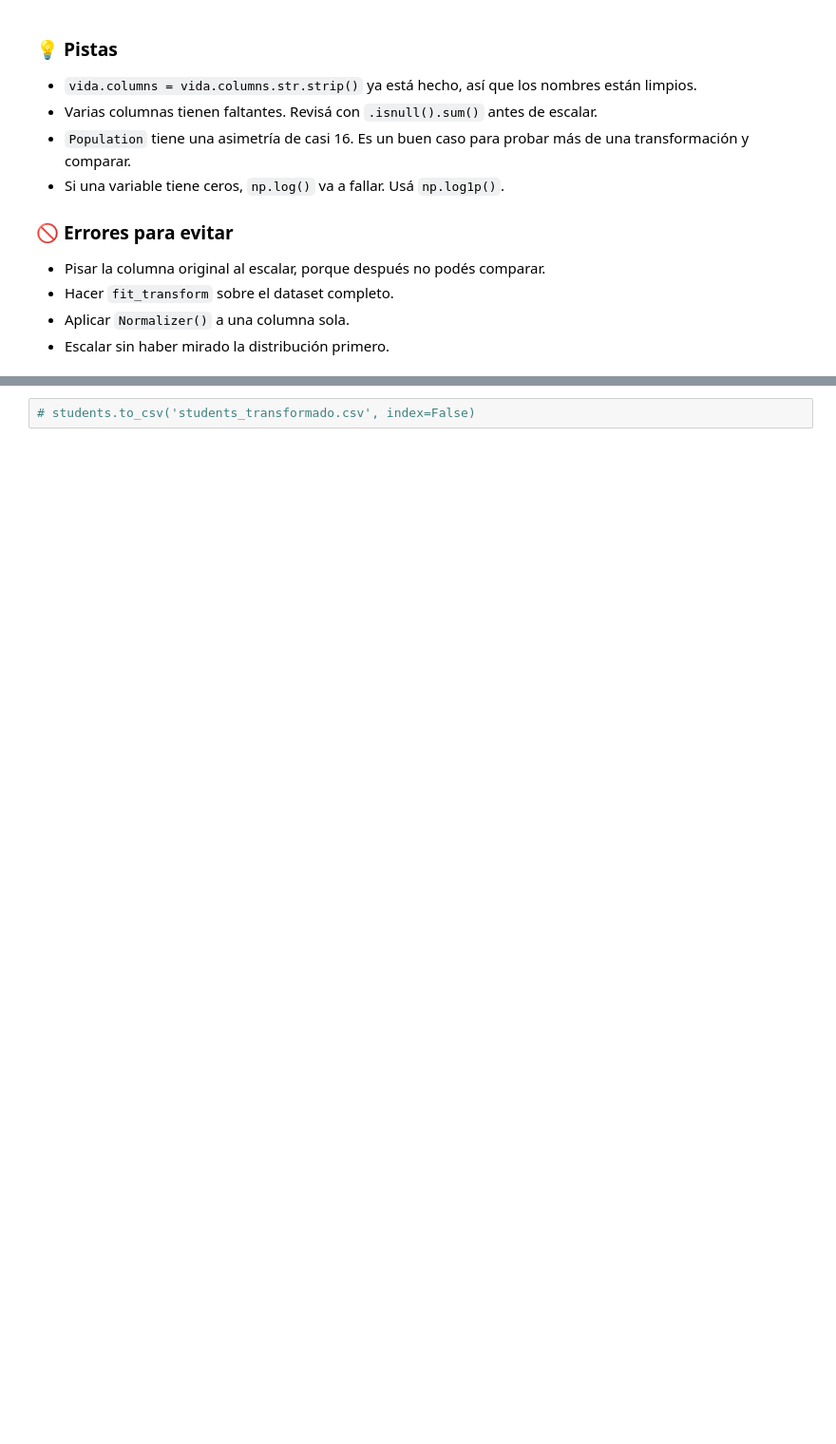
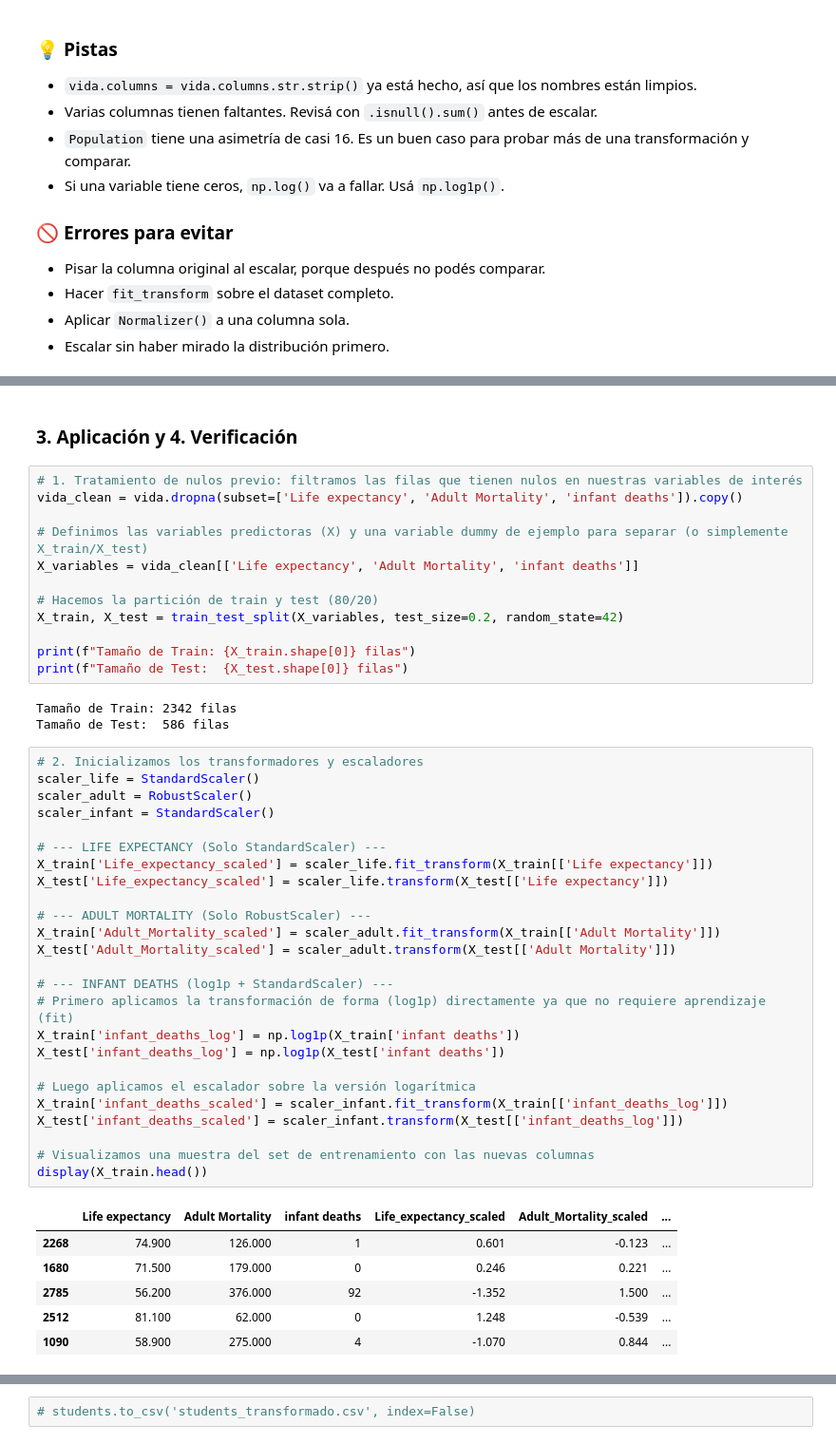
Before and after one commit to EmiiFernandez/actividades_data_sciente_ypf, a Jupyter notebook: notebook/C08_Notebook-12.ipynb, the cells around one changed output, grey strips where cells are left out. Shown at 95% size. Cells and saved outputs as stored; diff of their text form; blank space fills up the shorter version.

```diff
--- a/notebook/C08_Notebook-12.ipynb
+++ b/notebook/C08_Notebook-12.ipynb
@@ -665,0 +733,49 @@ Para cada variable, decidí y **justificá por escrito** qué le vas a aplicar:
+# %% [markdown]
+### **3. Aplicación y 4. Verificación**
+# %%
+# 1. Tratamiento de nulos previo: filtramos las filas que tienen nulos en nuestras variables de interés
+vida_clean = vida.dropna(subset=['Life expectancy', 'Adult Mortality', 'infant deaths']).copy()
+
+# Definimos las variables predictoras (X) y una variable dummy de ejemplo para separar (o simplemente X_train/X_test)
+X_variables = vida_clean[['Life expectancy', 'Adult Mortality', 'infant deaths']]
+
+# Hacemos la partición de train y test (80/20)
+X_train, X_test = train_test_split(X_variables, test_size=0.2, random_state=42)
+
+print(f"Tamaño de Train: {X_train.shape[0]} filas")
+print(f"Tamaño de Test:  {X_test.shape[0]} filas")
+# %% [output]
+Tamaño de Train: 2342 filas
+Tamaño de Test:  586 filas
+# %%
+# 2. Inicializamos los transformadores y escaladores
+scaler_life = StandardScaler()
+scaler_adult = RobustScaler()
+scaler_infant = StandardScaler()
+
+# --- LIFE EXPECTANCY (Solo StandardScaler) ---
+X_train['Life_expectancy_scaled'] = scaler_life.fit_transform(X_train[['Life expectancy']])
+X_test['Life_expectancy_scaled'] = scaler_life.transform(X_test[['Life expectancy']])
+
+# --- ADULT MORTALITY (Solo RobustScaler) ---
+X_train['Adult_Mortality_scaled'] = scaler_adult.fit_transform(X_train[['Adult Mortality']])
+X_test['Adult_Mortality_scaled'] = scaler_adult.transform(X_test[['Adult Mortality']])
+
+# --- INFANT DEATHS (log1p + StandardScaler) ---
+# Primero aplicamos la transformación de forma (log1p) directamente ya que no requiere aprendizaje (fit)
+X_train['infant_deaths_log'] = np.log1p(X_train['infant deaths'])
+X_test['infant_deaths_log'] = np.log1p(X_test['infant deaths'])
+
+# Luego aplicamos el escalador sobre la versión logarítmica
+X_train['infant_deaths_scaled'] = scaler_infant.fit_transform(X_train[['infant_deaths_log']])
+X_test['infant_deaths_scaled'] = scaler_infant.transform(X_test[['infant_deaths_log']])
+
+# Visualizamos una muestra del set de entrenamiento con las nuevas columnas
+display(X_train.head())
+# %% [output]
+|  | Life expectancy | Adult Mortality | infant deaths | Life_expectancy_scaled | Adult_Mortality_scaled | ... |
+| 2268 | 74.900 | 126.000 | 1 | 0.601 | -0.123 | ... |
+| 1680 | 71.500 | 179.000 | 0 | 0.246 | 0.221 | ... |
+| 2785 | 56.200 | 376.000 | 92 | -1.352 | 1.500 | ... |
+| 2512 | 81.100 | 62.000 | 0 | 1.248 | -0.539 | ... |
+| 1090 | 58.900 | 275.000 | 4 | -1.070 | 0.844 | ... |
```
Also changed, not shown: parts of 11 cells of this notebook.
